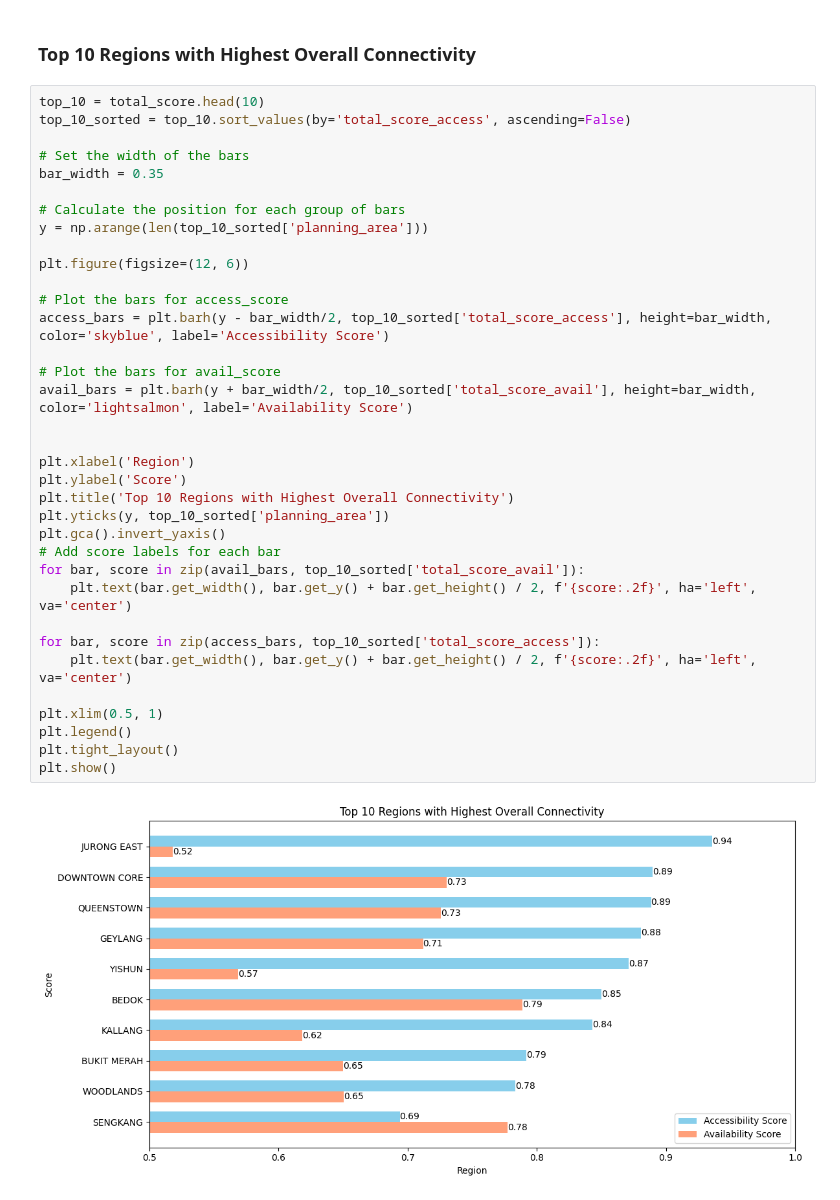
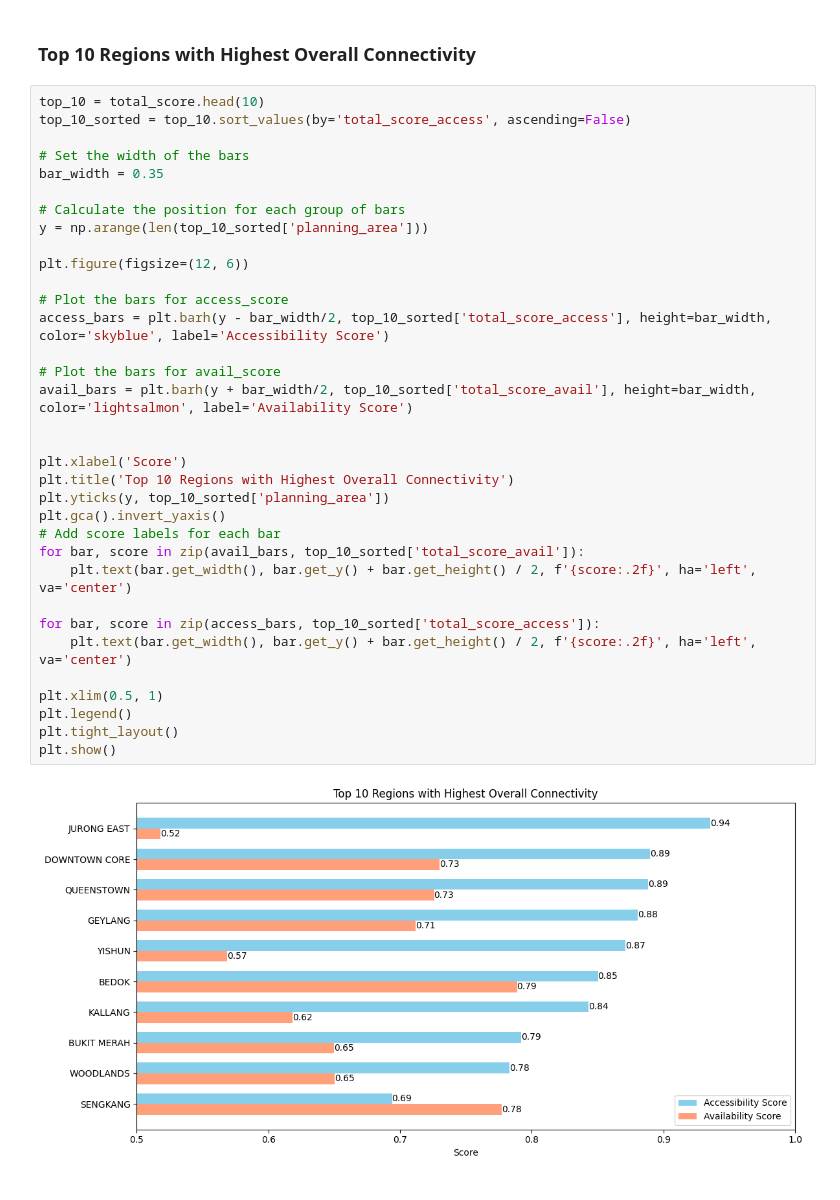
Before and after one commit to kiwi-lemongrass/DSE3101-Enhancing-Urban-Transport, a Jupyter notebook: src/backend.ipynb, the cells around one changed output. Drawn from its saved outputs; the diff is of its cells as text.

```diff
--- a/src/backend.ipynb
+++ b/src/backend.ipynb
@@ -770,33 +770,32 @@ top_10_sorted = top_10.sort_values(by='total_score_access', ascending=False)
 # Set the width of the bars
 bar_width = 0.35
 
 # Calculate the position for each group of bars
 y = np.arange(len(top_10_sorted['planning_area']))
 
 plt.figure(figsize=(12, 6))
 
 # Plot the bars for access_score
 access_bars = plt.barh(y - bar_width/2, top_10_sorted['total_score_access'], height=bar_width, color='skyblue', label='Accessibility Score')
 
 # Plot the bars for avail_score
 avail_bars = plt.barh(y + bar_width/2, top_10_sorted['total_score_avail'], height=bar_width, color='lightsalmon', label='Availability Score')
 
 
-plt.xlabel('Region')
-plt.ylabel('Score')
+plt.xlabel('Score')
 plt.title('Top 10 Regions with Highest Overall Connectivity')
 plt.yticks(y, top_10_sorted['planning_area'])
 plt.gca().invert_yaxis()
 # Add score labels for each bar
 for bar, score in zip(avail_bars, top_10_sorted['total_score_avail']):
     plt.text(bar.get_width(), bar.get_y() + bar.get_height() / 2, f'{score:.2f}', ha='left', va='center')
 
 for bar, score in zip(access_bars, top_10_sorted['total_score_access']):
     plt.text(bar.get_width(), bar.get_y() + bar.get_height() / 2, f'{score:.2f}', ha='left', va='center')
 
 plt.xlim(0.5, 1)
 plt.legend()
 plt.tight_layout()
 plt.show()
 # %% [output]
-[figure, old version]
+[figure, new version]
```
Also changed, not shown: parts of 1 cell of this notebook, 1 other file.
